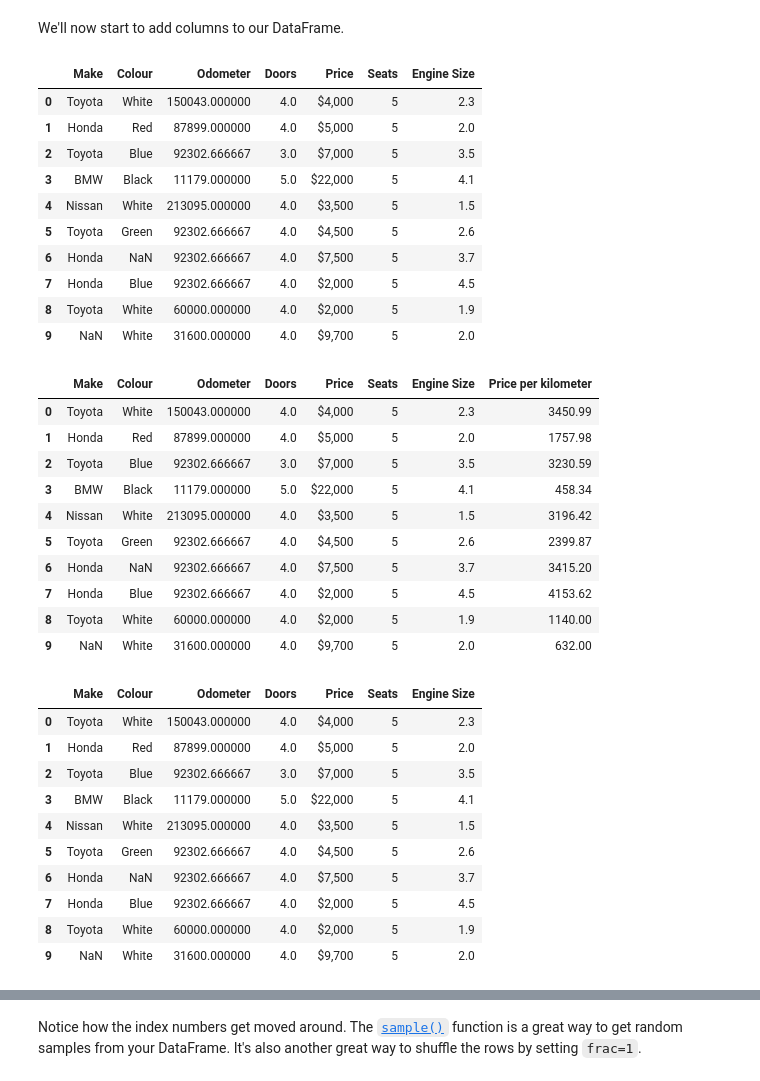
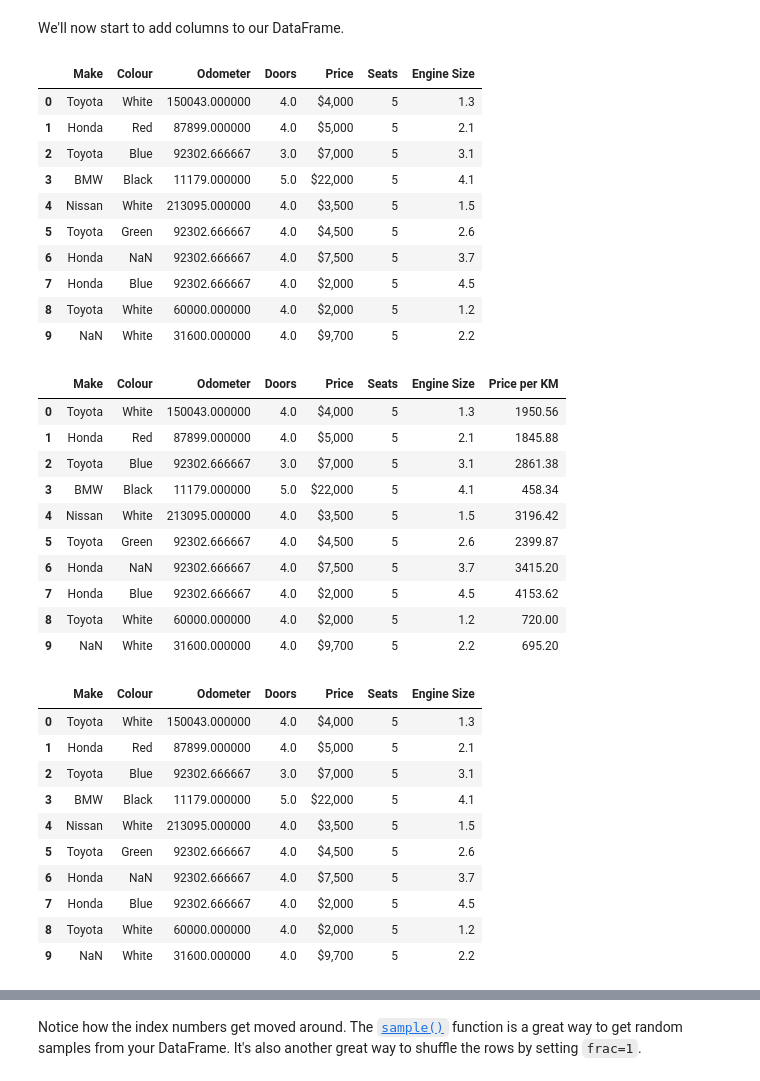
Before and after one commit to lemirser/MachineLearning, a Jupyter notebook: Exercise/pandas-exercises.ipynb, the cells around one changed output, grey strips where cells are left out. Cells and saved outputs as stored; diff of their text form; code cells hidden in the pictures.

```diff
--- a/Exercise/pandas-exercises.ipynb
+++ b/Exercise/pandas-exercises.ipynb
@@ -371,8 +351,8 @@ car_sales_missing
 | 9 | NaN | White | 31600.000000 | 4.0 | $9,700 |
 # %%
 # Remove the rest of the missing data inplace
-car_sales_missing["Doors"].fillna(car_sales_missing["Doors"].mean(), inplace=True)
-car_sales_missing["Price"].fillna('$2,000', inplace=True)
+car_sales_missing["Price"].fillna("$2,000", inplace=True)
+car_sales_missing["Doors"].fillna(4.0, inplace=True)
 # %%
 # Verify the missing values are removed by viewing the DataFrame
 car_sales_missing
@@ -397,54 +377,53 @@ car_sales_missing["Seats"] = 5
 # Create a column called "Engine Size" with random values between 1.3 and 4.5
 # Remember: If you're doing it from a Python list, the list has to be the same length
 # as the DataFrame
-engine_size = [2.3,2.0,3.5,4.1,1.5,2.6,3.7,4.5,1.9,2.0]
+engine_size = [1.3,2.1,3.1,4.1,1.5,2.6,3.7,4.5,1.2,2.2]
 car_sales_missing["Engine Size"] = engine_size
 car_sales_missing
 # %% [output]
 |  | Make | Colour | Odometer | Doors | Price | Seats | Engine Size |
-| 0 | Toyota | White | 150043.000000 | 4.0 | $4,000 | 5 | 2.3 |
-| 1 | Honda | Red | 87899.000000 | 4.0 | $5,000 | 5 | 2.0 |
-| 2 | Toyota | Blue | 92302.666667 | 3.0 | $7,000 | 5 | 3.5 |
+| 0 | Toyota | White | 150043.000000 | 4.0 | $4,000 | 5 | 1.3 |
+| 1 | Honda | Red | 87899.000000 | 4.0 | $5,000 | 5 | 2.1 |
+| 2 | Toyota | Blue | 92302.666667 | 3.0 | $7,000 | 5 | 3.1 |
 | 3 | BMW | Black | 11179.000000 | 5.0 | $22,000 | 5 | 4.1 |
 | 4 | Nissan | White | 213095.000000 | 4.0 | $3,500 | 5 | 1.5 |
 | 5 | Toyota | Green | 92302.666667 | 4.0 | $4,500 | 5 | 2.6 |
 | 6 | Honda | NaN | 92302.666667 | 4.0 | $7,500 | 5 | 3.7 |
 | 7 | Honda | Blue | 92302.666667 | 4.0 | $2,000 | 5 | 4.5 |
-| 8 | Toyota | White | 60000.000000 | 4.0 | $2,000 | 5 | 1.9 |
-| 9 | NaN | White | 31600.000000 | 4.0 | $9,700 | 5 | 2.0 |
+| 8 | Toyota | White | 60000.000000 | 4.0 | $2,000 | 5 | 1.2 |
+| 9 | NaN | White | 31600.000000 | 4.0 | $9,700 | 5 | 2.2 |
 # %%
 # Create a column which represents the price of a car per kilometer
 # Then view the DataFrame
-car_sales_missing["Price per kilometer"] = ((car_sales_missing["Odometer"] / 100) * car_sales_missing["Engine Size"]).round(2)
+car_sales_missing["Price per KM"] = ((car_sales_missing["Odometer"]/100)*car_sales_missing["Engine Size"]).round(2)
 car_sales_missing
 # %% [output]
-|  | Make | Colour | Odometer | Doors | Price | Seats | Engine Size | Price per kilometer |
-| 0 | Toyota | White | 150043.000000 | 4.0 | $4,000 | 5 | 2.3 | 3450.99 |
-| 1 | Honda | Red | 87899.000000 | 4.0 | $5,000 | 5 | 2.0 | 1757.98 |
-| 2 | Toyota | Blue | 92302.666667 | 3.0 | $7,000 | 5 | 3.5 | 3230.59 |
+|  | Make | Colour | Odometer | Doors | Price | Seats | Engine Size | Price per KM |
+| 0 | Toyota | White | 150043.000000 | 4.0 | $4,000 | 5 | 1.3 | 1950.56 |
+| 1 | Honda | Red | 87899.000000 | 4.0 | $5,000 | 5 | 2.1 | 1845.88 |
+| 2 | Toyota | Blue | 92302.666667 | 3.0 | $7,000 | 5 | 3.1 | 2861.38 |
 | 3 | BMW | Black | 11179.000000 | 5.0 | $22,000 | 5 | 4.1 | 458.34 |
 | 4 | Nissan | White | 213095.000000 | 4.0 | $3,500 | 5 | 1.5 | 3196.42 |
 | 5 | Toyota | Green | 92302.666667 | 4.0 | $4,500 | 5 | 2.6 | 2399.87 |
 | 6 | Honda | NaN | 92302.666667 | 4.0 | $7,500 | 5 | 3.7 | 3415.20 |
 | 7 | Honda | Blue | 92302.666667 | 4.0 | $2,000 | 5 | 4.5 | 4153.62 |
-| 8 | Toyota | White | 60000.000000 | 4.0 | $2,000 | 5 | 1.9 | 1140.00 |
-| 9 | NaN | White | 31600.000000 | 4.0 | $9,700 | 5 | 2.0 | 632.00 |
+| 8 | Toyota | White | 60000.000000 | 4.0 | $2,000 | 5 | 1.2 | 720.00 |
+| 9 | NaN | White | 31600.000000 | 4.0 | $9,700 | 5 | 2.2 | 695.20 |
 # %%
 # Remove the last column you added using .drop()
-car_sales_missing.drop("Price per kilometer", axis =1, inplace=True)
-car_sales_missing
+car_sales_missing.drop("Price per KM", axis=1)
 # %% [output]
 |  | Make | Colour | Odometer | Doors | Price | Seats | Engine Size |
-| 0 | Toyota | White | 150043.000000 | 4.0 | $4,000 | 5 | 2.3 |
-| 1 | Honda | Red | 87899.000000 | 4.0 | $5,000 | 5 | 2.0 |
-| 2 | Toyota | Blue | 92302.666667 | 3.0 | $7,000 | 5 | 3.5 |
+| 0 | Toyota | White | 150043.000000 | 4.0 | $4,000 | 5 | 1.3 |
+| 1 | Honda | Red | 87899.000000 | 4.0 | $5,000 | 5 | 2.1 |
+| 2 | Toyota | Blue | 92302.666667 | 3.0 | $7,000 | 5 | 3.1 |
 | 3 | BMW | Black | 11179.000000 | 5.0 | $22,000 | 5 | 4.1 |
 | 4 | Nissan | White | 213095.000000 | 4.0 | $3,500 | 5 | 1.5 |
 | 5 | Toyota | Green | 92302.666667 | 4.0 | $4,500 | 5 | 2.6 |
 | 6 | Honda | NaN | 92302.666667 | 4.0 | $7,500 | 5 | 3.7 |
 | 7 | Honda | Blue | 92302.666667 | 4.0 | $2,000 | 5 | 4.5 |
-| 8 | Toyota | White | 60000.000000 | 4.0 | $2,000 | 5 | 1.9 |
-| 9 | NaN | White | 31600.000000 | 4.0 | $9,700 | 5 | 2.0 |
+| 8 | Toyota | White | 60000.000000 | 4.0 | $2,000 | 5 | 1.2 |
+| 9 | NaN | White | 31600.000000 | 4.0 | $9,700 | 5 | 2.2 |
 # %%
 # Shuffle the DataFrame using sample() with the frac parameter set to 1
 # Save the the shuffled DataFrame to a new variable
```
Also changed, not shown: parts of 20 cells of this notebook.
